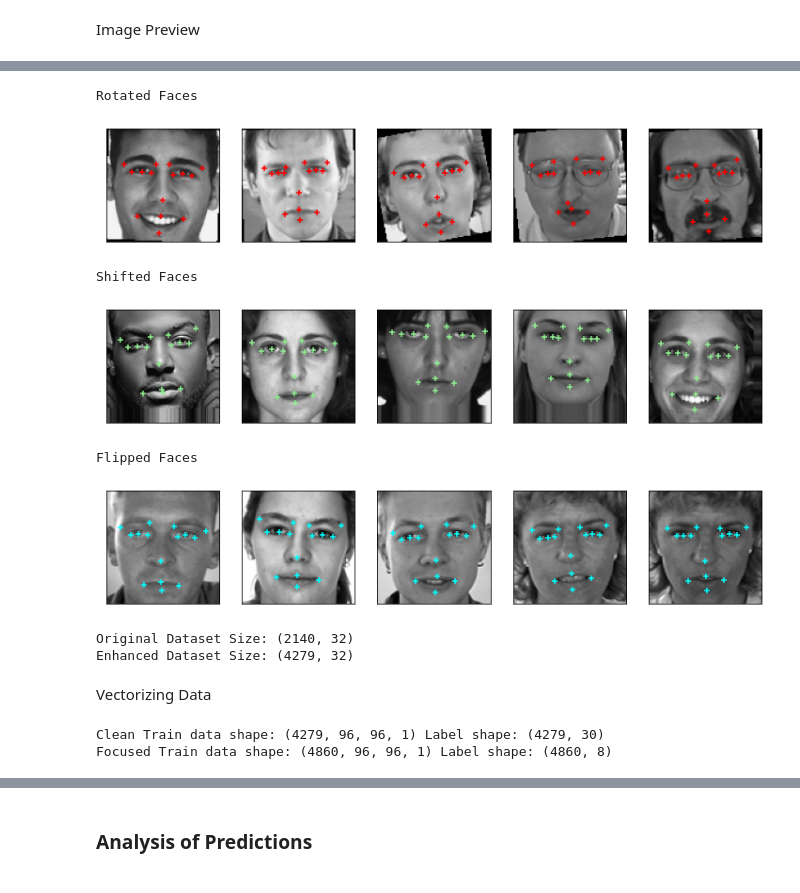
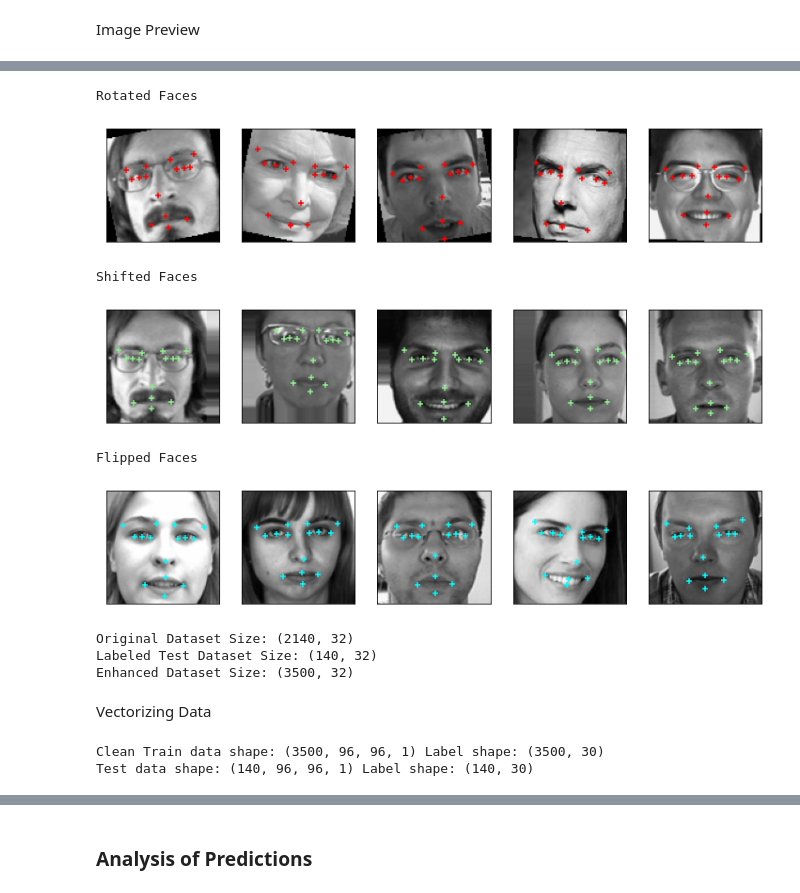
Before and after one commit to esun74/mobile-cv, a Jupyter notebook: nn_model/generate.ipynb, the cells around one changed output, grey strips where cells are left out. Cells and saved outputs as stored; diff of their text form; code cells hidden in the pictures.

```diff
--- a/nn_model/generate.ipynb
+++ b/nn_model/generate.ipynb
@@ -33,6 +33,7 @@ import tensorflowjs as tfjs
 
 %matplotlib inline
 pd.options.display.width = 800
+rng = np.random.default_rng()
 # %%
 z = ZipFile('./facial-keypoints-detection.zip')
 train_zip = ZipFile(z.open('training.zip'))
@@ -114,15 +115,16 @@ Focused Dataset: (4860, 10)
 # %% [markdown]
 Image Preview
 # %%
-# Show faces
-def show_faces(target, height, width, color='red'):
-	random_indexes = np.random.default_rng().choice(target.index, width * height, False)
+def show_faces(target, height, width, color='lightgreen', additional_points=None, color2='red'):
+	random_indexes = rng.choice(target.index, width * height, False)
 	fig = plt.figure(figsize=(width * 2.5, height * 2.5))
 	for i in range(width * height):
 		fig.add_subplot(height, width, i + 1)
 		plt.imshow(target.at[random_indexes[i], 'image_data'].reshape(96, 96), cmap='gray')
 		keypoints = target.iloc[random_indexes[i], :~1].to_numpy()
 		plt.scatter(keypoints[0::2], keypoints[1::2], c=color, marker='+')
+		if isinstance(additional_points, np.ndarray):
+			plt.scatter(additional_points[random_indexes[i]][0::2], additional_points[random_indexes[i]][1::2], c=color2, marker='x')
 		plt.xticks([])
 		plt.yticks([])
 	plt.show()
@@ -141,13 +143,12 @@ Adding Variations
 # %%
-enhanced_train_no_na = train_no_na.copy()
+reserve_for_test = rng.choice(train_no_na.index, 140, False)
+labeled_test = train_no_na.iloc[reserve_for_test, :].copy().reset_index(drop=True)
+enhanced_train_no_na = train_no_na.iloc[~train_no_na.index.isin(reserve_for_test), :].copy().reset_index(drop=True)
 
-amount_remixed = len(enhanced_train_no_na) // 3
-
-variation_rng = np.random.default_rng()
-
-rotated_train = enhanced_train_no_na.iloc[np.random.default_rng().choice(enhanced_train_no_na.index, amount_remixed, False), :].copy().reset_index(drop=True)
-shifted_train = enhanced_train_no_na.iloc[np.random.default_rng().choice(enhanced_train_no_na.index, amount_remixed, False), :].copy().reset_index(drop=True)
-flipped_train = enhanced_train_no_na.iloc[np.random.default_rng().choice(enhanced_train_no_na.index, amount_remixed, False), :].copy().reset_index(drop=True)
+amount_remixed = len(enhanced_train_no_na) // 4
+rotated_train = enhanced_train_no_na.iloc[rng.choice(enhanced_train_no_na.index, amount_remixed, False), :].copy().reset_index(drop=True)
+shifted_train = enhanced_train_no_na.iloc[rng.choice(enhanced_train_no_na.index, amount_remixed, False), :].copy().reset_index(drop=True)
+flipped_train = enhanced_train_no_na.iloc[rng.choice(enhanced_train_no_na.index, amount_remixed, False), :].copy().reset_index(drop=True)
 
 def rotate_sample(x):
 	radians = -math.radians(x.rotation)
@@ -159,6 +160,10 @@ def rotate_sample(x):
 	return x
 
 def shift_sample(x):
+	xmin, xmax = min(x[0:-4:2]), 96 - max(x[0:-4:2])
+	ymin, ymax = min(x[1:-4:2]), 96 - max(x[1:-4:2])
+	x.shift_x = x.shift_x * (xmax + xmin) - xmin
+	x.shift_y = x.shift_y * (ymax + ymin) - ymin
 	for i in range(0, 30, 2):
 		x[i] += x.shift_x
 		x[i + 1] += x.shift_y
@@ -176,47 +181,45 @@ def flip_sample(x):
 	x.left_eye_outer_corner_y, x.right_eye_outer_corner_y = x.right_eye_outer_corner_y, x.left_eye_outer_corner_y
 	x.left_eyebrow_inner_end_x, x.right_eyebrow_inner_end_x = x.right_eyebrow_inner_end_x, x.left_eyebrow_inner_end_x
 	x.left_eyebrow_inner_end_y, x.right_eyebrow_inner_end_y = x.right_eyebrow_inner_end_y, x.left_eyebrow_inner_end_y
 	x.left_eyebrow_outer_end_x, x.right_eyebrow_outer_end_x = x.right_eyebrow_outer_end_x, x.left_eyebrow_outer_end_x
 	x.left_eyebrow_outer_end_y, x.right_eyebrow_outer_end_y = x.right_eyebrow_outer_end_y, x.left_eyebrow_outer_end_y
 	x.mouth_left_corner_x, x.mouth_right_corner_x = x.mouth_right_corner_x, x.mouth_left_corner_x
 	x.mouth_left_corner_y, x.mouth_right_corner_y = x.mouth_right_corner_y, x.mouth_left_corner_y
 	x.image_data = np.flip(x.image_data.reshape(96, 96), axis=1).flatten()
 	return x
 
-rotated_train['rotation'] = (variation_rng.random(len(rotated_train)) - 0.5) * 45
-x_min = min(shifted_train.iloc[:, 0:-2:2].min())
-y_min = min(shifted_train.iloc[:, 1:-2:2].min())
-x_max = 96 - max(shifted_train.iloc[:, 0:-2:2].max())
-y_max = 96 - max(shifted_train.iloc[:, 1:-2:2].max())
-shifted_train['shift_x'] = variation_rng.random(len(shifted_train)) * (x_max + x_min) - x_min
-shifted_train['shift_y'] = variation_rng.random(len(shifted_train)) * (y_max + y_min) - y_min
+rotated_train['rotation'] = (rng.random(len(rotated_train)) - 0.5) * 30
+shifted_train['shift_x'] = rng.random(len(shifted_train)) * 0.90 + 0.05
+shifted_train['shift_y'] = rng.random(len(shifted_train)) * 0.90 + 0.05
 
 rotated_train = rotated_train.apply(rotate_sample, axis=1).iloc[:, :-1]
 shifted_train = shifted_train.apply(shift_sample, axis=1).iloc[:, :-2]
 flipped_train = flipped_train.apply(flip_sample, axis=1)
 
 print('Rotated Faces')
 show_faces(rotated_train, 1, 5, 'red')
 
 print('Shifted Faces')
 show_faces(shifted_train, 1, 5, 'lightgreen')
 
 print('Flipped Faces')
 show_faces(flipped_train, 1, 5, 'cyan')
 
 enhanced_train_no_na = pd.concat([enhanced_train_no_na, rotated_train, shifted_train, flipped_train], ignore_index=True)
 
 print('Original Dataset Size:', train_no_na.shape)
+print('Labeled Test Dataset Size:', labeled_test.shape)
 print('Enhanced Dataset Size:', enhanced_train_no_na.shape)
 # %% [output]
 Rotated Faces
-[figure, old version]
+[figure, new version]
 Shifted Faces
-[figure, old version]
+[figure, new version]
 Flipped Faces
-[figure, old version]
+[figure, new version]
 Original Dataset Size: (2140, 32)
-Enhanced Dataset Size: (4279, 32)
+Labeled Test Dataset Size: (140, 32)
+Enhanced Dataset Size: (3500, 32)
 # %% [markdown]
 Vectorizing Data
 # %%
@@ -224,12 +227,12 @@ x1 = np.concatenate(enhanced_train_no_na.image_data.to_numpy()).reshape(-1, 96,
 y1 = np.concatenate(enhanced_train_no_na.iloc[:,:~1].to_numpy()).reshape(-1, len(enhanced_train_no_na.columns) - 2)
 print('Clean Train data shape:', x1.shape, 'Label shape:', y1.shape)
 
-x2 = np.concatenate(train_less_features.image_data.to_numpy()).reshape(-1, 96, 96, 1)
-y2 = np.concatenate(train_less_features.iloc[:,:~1].to_numpy()).reshape(-1, len(train_less_features.columns) - 2)
-print('Focused Train data shape:', x2.shape, 'Label shape:', y2.shape)
+x2 = np.concatenate(labeled_test.image_data.to_numpy()).reshape(-1, 96, 96, 1)
+y2 = np.concatenate(labeled_test.iloc[:,:~1].to_numpy()).reshape(-1, len(labeled_test.columns) - 2)
+print('Test data shape:', x2.shape, 'Label shape:', y2.shape)
 # %% [output]
-Clean Train data shape: (4279, 96, 96, 1) Label shape: (4279, 30)
-Focused Train data shape: (4860, 96, 96, 1) Label shape: (4860, 8)
+Clean Train data shape: (3500, 96, 96, 1) Label shape: (3500, 30)
+Test data shape: (140, 96, 96, 1) Label shape: (140, 30)
 # %% [markdown]
 ### Model Building
 
```
Also changed, not shown: parts of 20 cells of this notebook, 2 other files.
